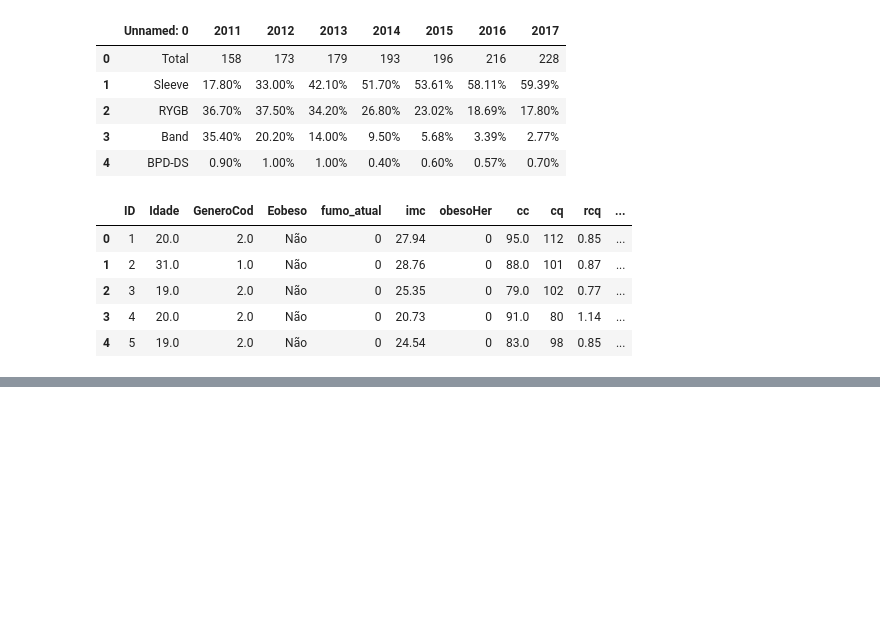
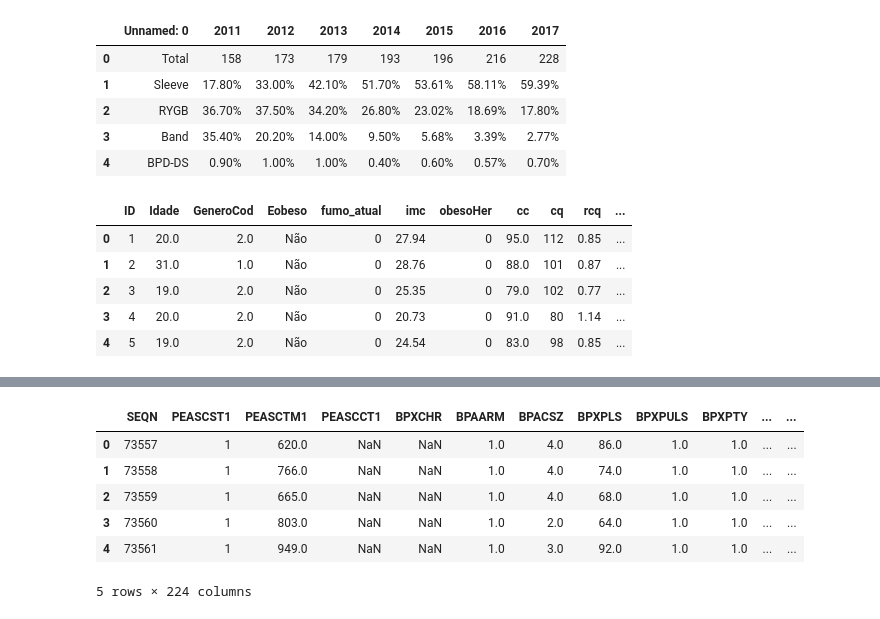
Before and after one commit to if1015-datascience-ufpe/2018-2-projeto-follow-up, a Jupyter notebook: src/Follow UP.ipynb, the cells around one changed output, grey strips where cells are left out. Cells and saved outputs as stored; diff of their text form; code cells hidden in the pictures; blank space fills up the shorter version.

```diff
--- a/src/Follow UP.ipynb
+++ b/src/Follow UP.ipynb
@@ -49,0 +78,10 @@ obesityClinicalInfo.head()
+# %%
+examination.head()
+# %% [output]
+|  | SEQN | PEASCST1 | PEASCTM1 | PEASCCT1 | BPXCHR | BPAARM | BPACSZ | BPXPLS | BPXPULS | BPXPTY | ... | ... |
+| 0 | 73557 | 1 | 620.0 | NaN | NaN | 1.0 | 4.0 | 86.0 | 1.0 | 1.0 | ... | ... |
+| 1 | 73558 | 1 | 766.0 | NaN | NaN | 1.0 | 4.0 | 74.0 | 1.0 | 1.0 | ... | ... |
+| 2 | 73559 | 1 | 665.0 | NaN | NaN | 1.0 | 4.0 | 68.0 | 1.0 | 1.0 | ... | ... |
+| 3 | 73560 | 1 | 803.0 | NaN | NaN | 1.0 | 2.0 | 64.0 | 1.0 | 1.0 | ... | ... |
+| 4 | 73561 | 1 | 949.0 | NaN | NaN | 1.0 | 3.0 | 92.0 | 1.0 | 1.0 | ... | ... |
+5 rows × 224 columns
```
Also changed, not shown: parts of 6 cells of this notebook.
